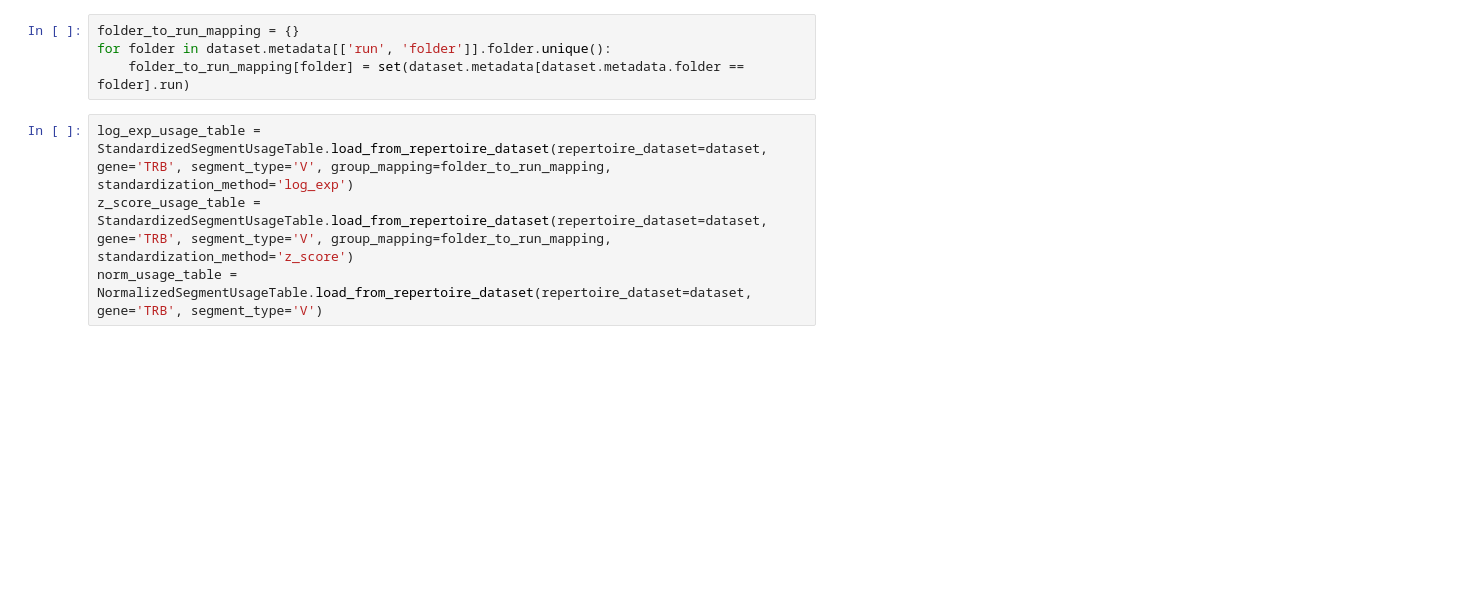
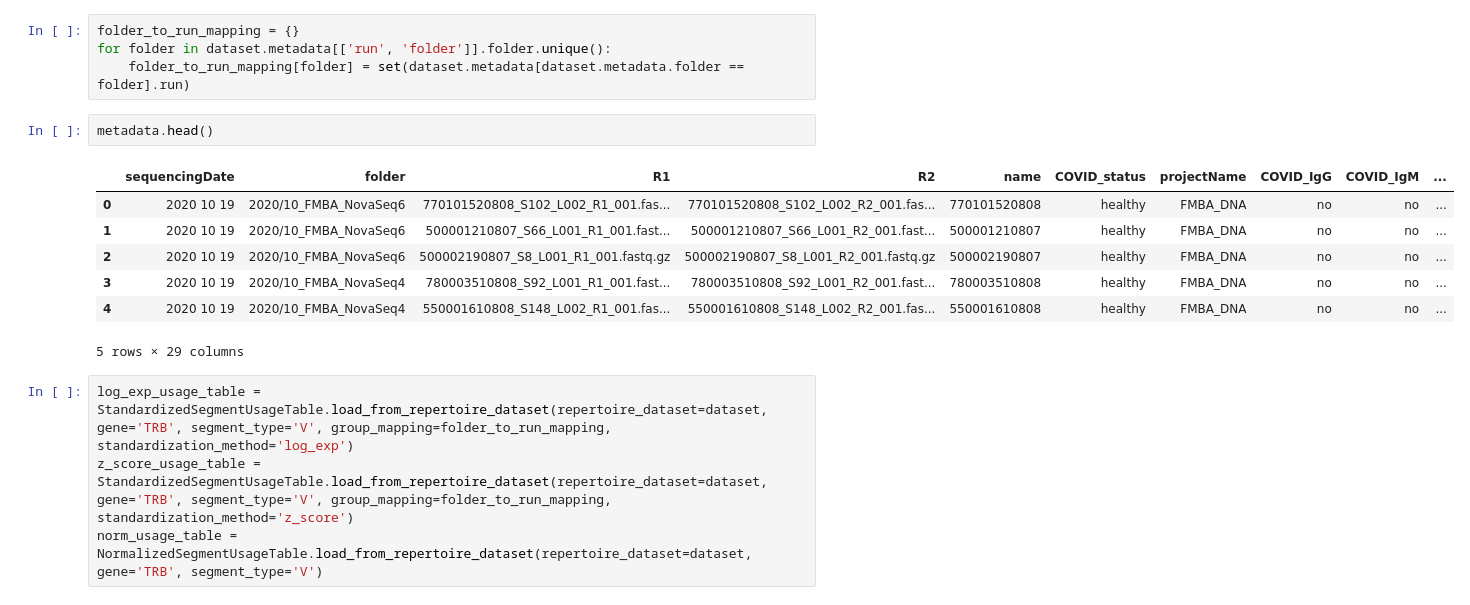
Before and after one commit to antigenomics/mirpy, a Jupyter notebook: notebooks/segment_usage_analysis.ipynb, the cells around one changed output. Cells and saved outputs as stored; diff of their text form; blank space fills up the shorter version.

```diff
--- a/notebooks/segment_usage_analysis.ipynb
+++ b/notebooks/segment_usage_analysis.ipynb
@@ -54,6 +54,16 @@ dataset.evaluate_segment_usage()
 folder_to_run_mapping = {}
 for folder in dataset.metadata[['run', 'folder']].folder.unique():
     folder_to_run_mapping[folder] = set(dataset.metadata[dataset.metadata.folder == folder].run)
+# %%
+metadata.head()
+# %% [output]
+|  | sequencingDate | folder | R1 | R2 | name | COVID_status | projectName | COVID_IgG | COVID_IgM | ... |
+| 0 | 2020 10 19 | 2020/10_FMBA_NovaSeq6 | 770101520808_S102_L002_R1_001.fas... | 770101520808_S102_L002_R2_001.fas... | 770101520808 | healthy | FMBA_DNA | no | no | ... |
+| 1 | 2020 10 19 | 2020/10_FMBA_NovaSeq6 | 500001210807_S66_L001_R1_001.fast... | 500001210807_S66_L001_R2_001.fast... | 500001210807 | healthy | FMBA_DNA | no | no | ... |
+| 2 | 2020 10 19 | 2020/10_FMBA_NovaSeq6 | 500002190807_S8_L001_R1_001.fastq.gz | 500002190807_S8_L001_R2_001.fastq.gz | 500002190807 | healthy | FMBA_DNA | no | no | ... |
+| 3 | 2020 10 19 | 2020/10_FMBA_NovaSeq4 | 780003510808_S92_L001_R1_001.fast... | 780003510808_S92_L001_R2_001.fast... | 780003510808 | healthy | FMBA_DNA | no | no | ... |
+| 4 | 2020 10 19 | 2020/10_FMBA_NovaSeq4 | 550001610808_S148_L002_R1_001.fas... | 550001610808_S148_L002_R2_001.fas... | 550001610808 | healthy | FMBA_DNA | no | no | ... |
+5 rows × 29 columns
 # %%
 log_exp_usage_table = StandardizedSegmentUsageTable.load_from_repertoire_dataset(repertoire_dataset=dataset, gene='TRB', segment_type='V', group_mapping=folder_to_run_mapping, standardization_method='log_exp')
 z_score_usage_table = StandardizedSegmentUsageTable.load_from_repertoire_dataset(repertoire_dataset=dataset, gene='TRB', segment_type='V', group_mapping=folder_to_run_mapping, standardization_method='z_score')
```
Also changed, not shown: parts of 7 cells of this notebook, 5 other files.
